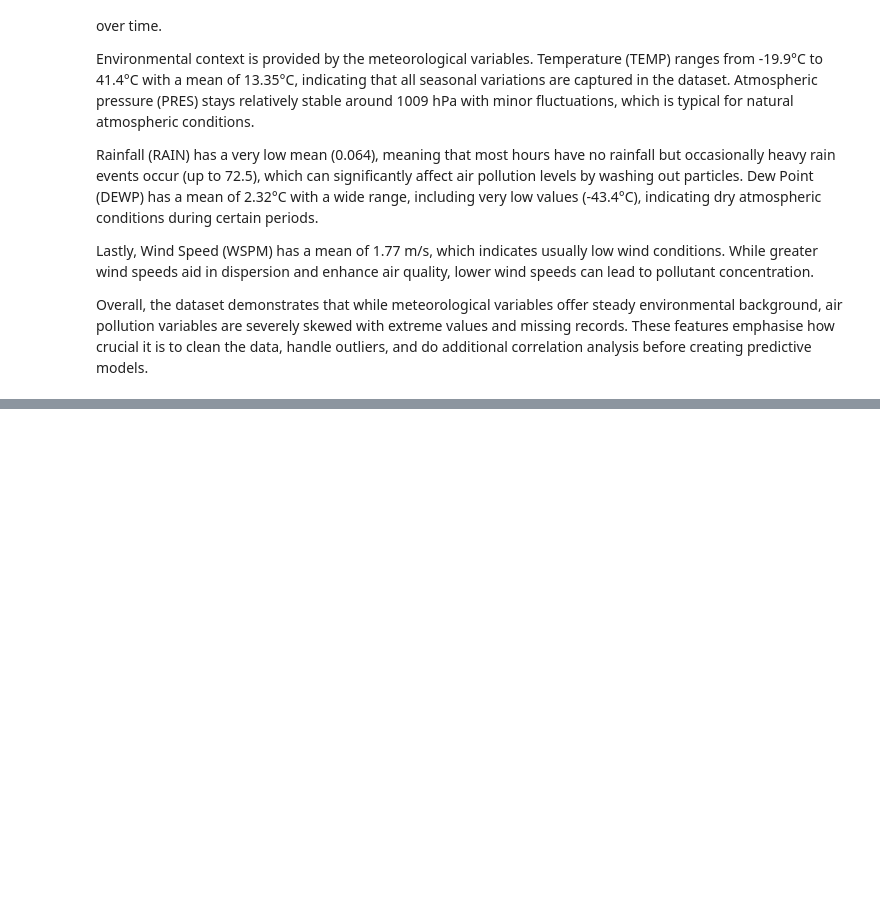
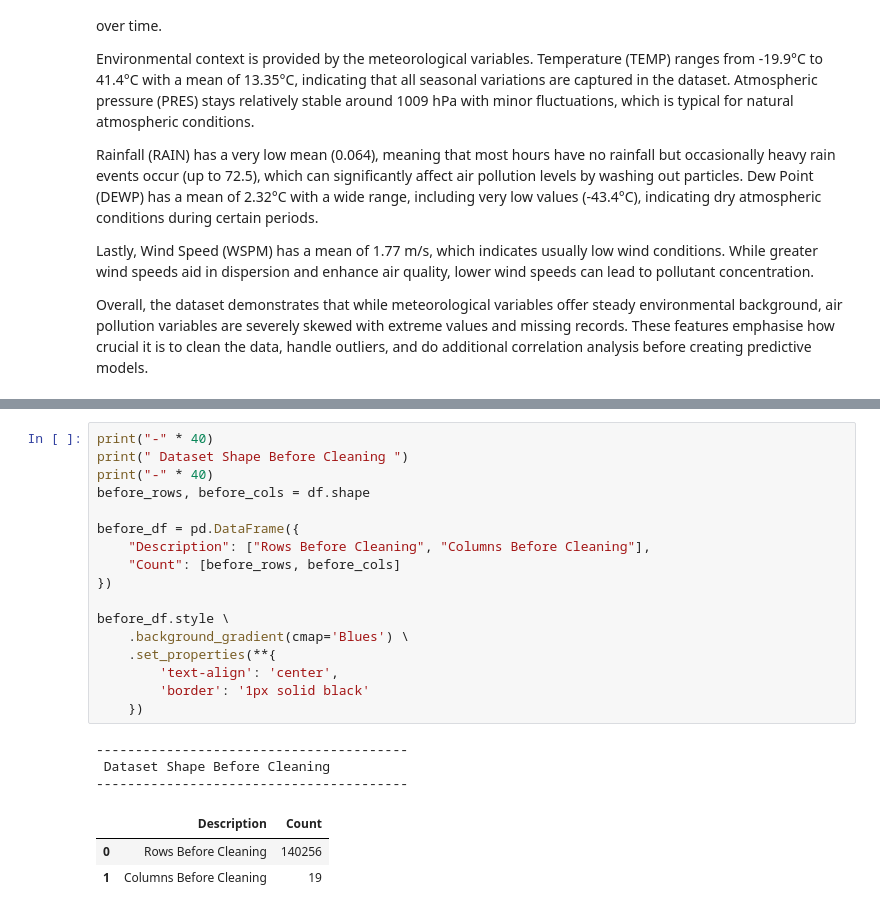
Before and after one commit to SI-GRush34/beijing-air-quality-project, a Jupyter notebook: Beijing-Air-Quality-Project.ipynb, the cells around one changed output, grey strips where cells are left out. Drawn from its saved outputs; the diff is of its cells as text; blank space fills up the shorter version.

```diff
--- a/Beijing-Air-Quality-Project.ipynb
+++ b/Beijing-Air-Quality-Project.ipynb
@@ -886,0 +902,24 @@ df.describe().style \
+# %%
+print("-" * 40)
+print(" Dataset Shape Before Cleaning ")
+print("-" * 40)
+before_rows, before_cols = df.shape
+
+before_df = pd.DataFrame({
+    "Description": ["Rows Before Cleaning", "Columns Before Cleaning"],
+    "Count": [before_rows, before_cols]
+})
+
+before_df.style \
+    .background_gradient(cmap='Blues') \
+    .set_properties(**{
+        'text-align': 'center',
+        'border': '1px solid black'
+    })
+# %% [output]
+----------------------------------------
+ Dataset Shape Before Cleaning
+----------------------------------------
+|  | Description | Count |
+| 0 | Rows Before Cleaning | 140256 |
+| 1 | Columns Before Cleaning | 19 |
```
Also changed, not shown: parts of 24 cells of this notebook.
